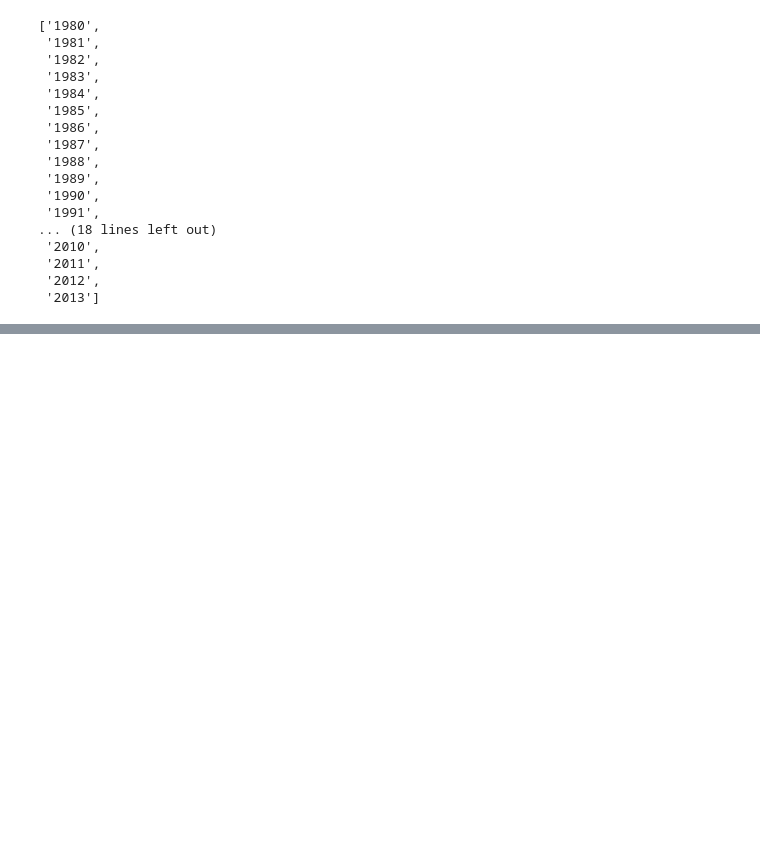
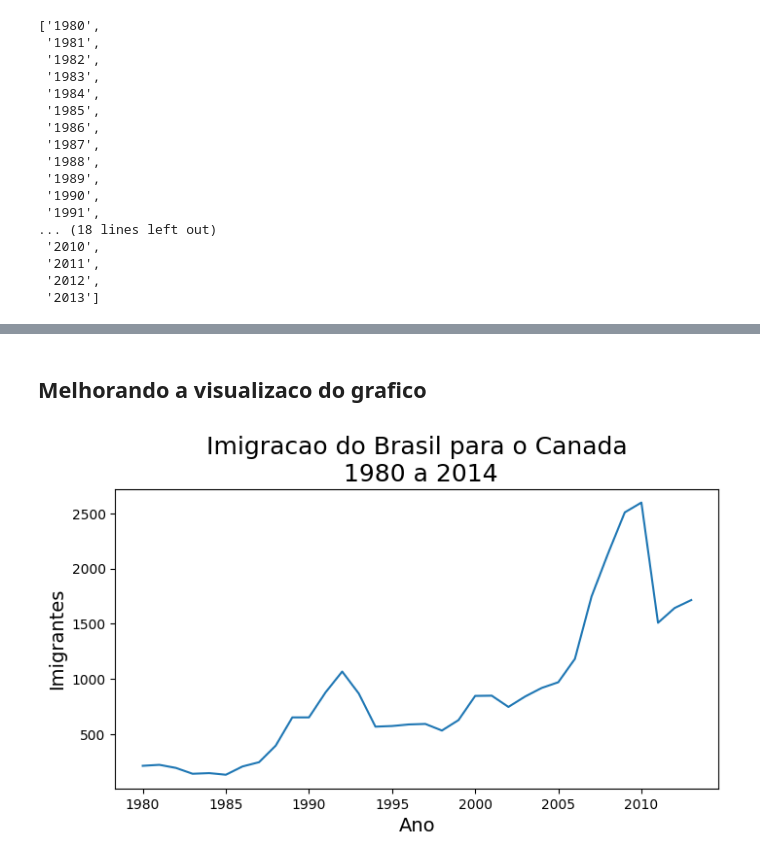
Before and after one commit to th1ago/Data_Science, a Jupyter notebook: Data Visualization/Analise_de_tendencias_de_imigracao_Brasil.ipynb, the cells around one changed output, grey strips where cells are left out. Saved outputs shown, nothing was run; the diff lists cells and outputs as text; code cells hidden in the pictures; blank space fills up the shorter version.

```diff
--- a/Data Visualization/Analise_de_tendencias_de_imigracao_Brasil.ipynb
+++ b/Data Visualization/Analise_de_tendencias_de_imigracao_Brasil.ipynb
@@ -60,0 +119,15 @@ anos
+# %% [markdown]
+## Melhorando a visualizaco do grafico
+# %%
+# mudando o tamanho do grafico
+plt.figure(figsize=(8,4))
+plt.plot(dados_brasil['ano'], dados_brasil['imigrantes'])
+plt.title("Imigracao do Brasil para o Canada\n 1980 a 2014", fontsize=18)
+plt.xlabel('Ano', fontsize=14)
+plt.ylabel('Imigrantes', fontsize=14)
+# selecionando os anos que devem aparecer
+plt.xticks(['1980', '1985', '1990', '1995', '2000', '2005', '2010'])
+# exibindo o grafio
+plt.show()
+# %% [output]
+[figure, added]
```
Also changed, not shown: parts of 12 cells of this notebook.
